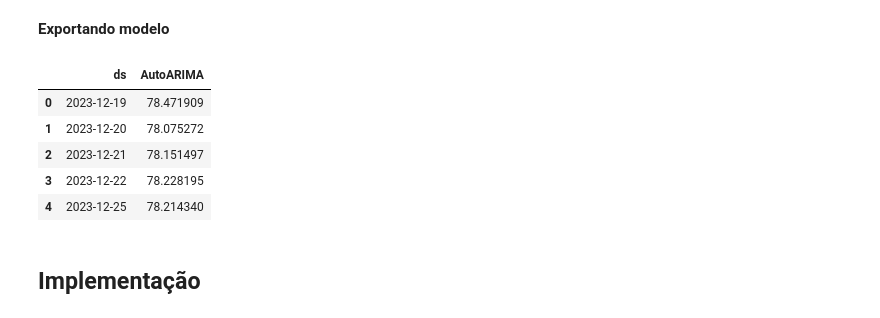
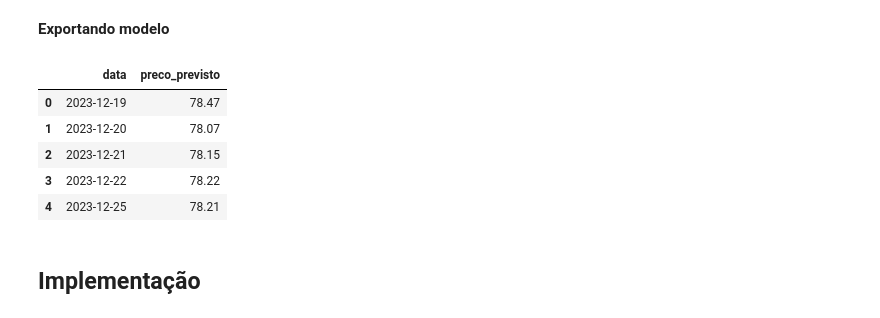
Before and after one commit to jorgeplatero/postech_techchallenge_fase_4, a Jupyter notebook: time_series_petroleo_brent.ipynb, the cells around one changed output. Saved outputs shown, nothing was run; the diff lists cells and outputs as text; code cells hidden in the pictures.

```diff
--- a/time_series_petroleo_brent.ipynb
+++ b/time_series_petroleo_brent.ipynb
@@ -626,28 +626,30 @@ WAPE: 1.91%
 # %%
 import joblib
 from statsforecast import StatsForecast
 from statsforecast.models import AutoARIMA
 
 df_statsforecast = df[['data', 'preco']].rename(columns={'data': 'ds', 'preco': 'y'})
 df_statsforecast['unique_id'] = 'Preco'
 df_statsforecast.dropna(inplace=True)
 
 treino = df_statsforecast.loc[(df_statsforecast['ds'] >= '2000-01-01') & (df_statsforecast['ds'] <= df_statsforecast['ds'].loc[0])] #novos dados de treino
 h = 5
 
 modelo = StatsForecast(models=[AutoARIMA(season_length=5)], freq='B', n_jobs=-1)
 modelo.fit(treino)
 joblib.dump(modelo, 'modelos/auto_arima.joblib')
 
 modelo = joblib.load('modelos/auto_arima.joblib')
 forecast = modelo.predict(h=h, level=[90])
-forecast[['ds', 'AutoARIMA']].reset_index(drop=True)
+forecast = forecast[['ds', 'AutoARIMA']].reset_index(drop=True).rename(columns={'ds': 'data', 'AutoARIMA': 'preco_previsto'})
+forecast['preco_previsto'] = [int(n * 100) / 100 for n in forecast['preco_previsto']]
+forecast
 # %% [output]
-|  | ds | AutoARIMA |
-| 0 | 2023-12-19 | 78.471909 |
-| 1 | 2023-12-20 | 78.075272 |
-| 2 | 2023-12-21 | 78.151497 |
-| 3 | 2023-12-22 | 78.228195 |
-| 4 | 2023-12-25 | 78.214340 |
+|  | data | preco_previsto |
+| 0 | 2023-12-19 | 78.47 |
+| 1 | 2023-12-20 | 78.07 |
+| 2 | 2023-12-21 | 78.15 |
+| 3 | 2023-12-22 | 78.22 |
+| 4 | 2023-12-25 | 78.21 |
 # %% [markdown]
 ## Implementação
```
Also changed, not shown: 1 other file.
